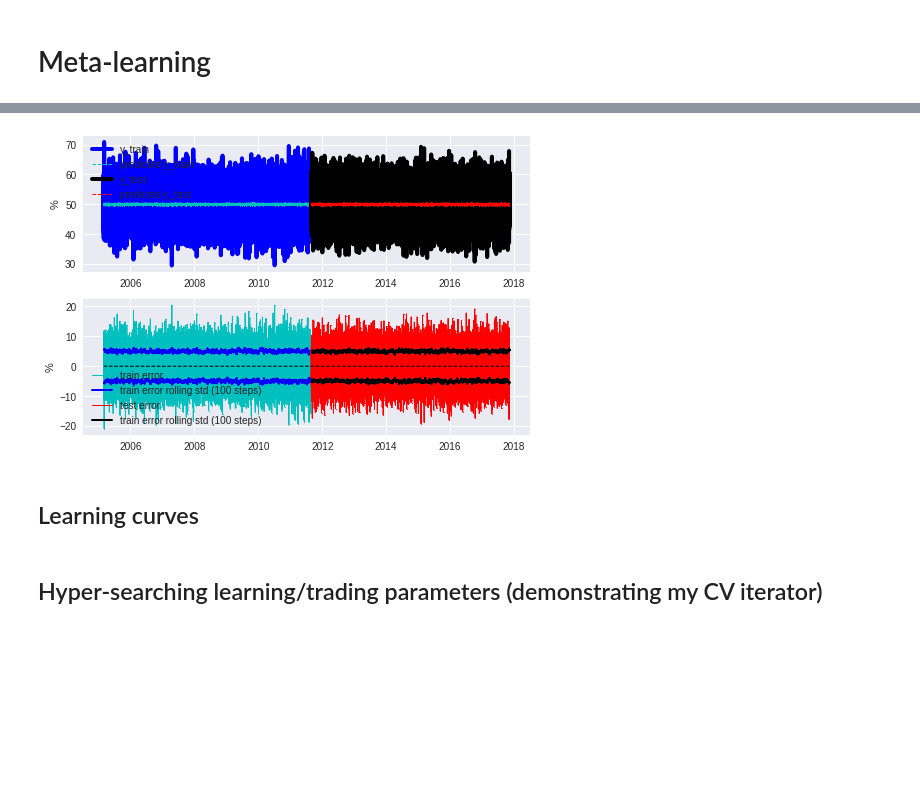
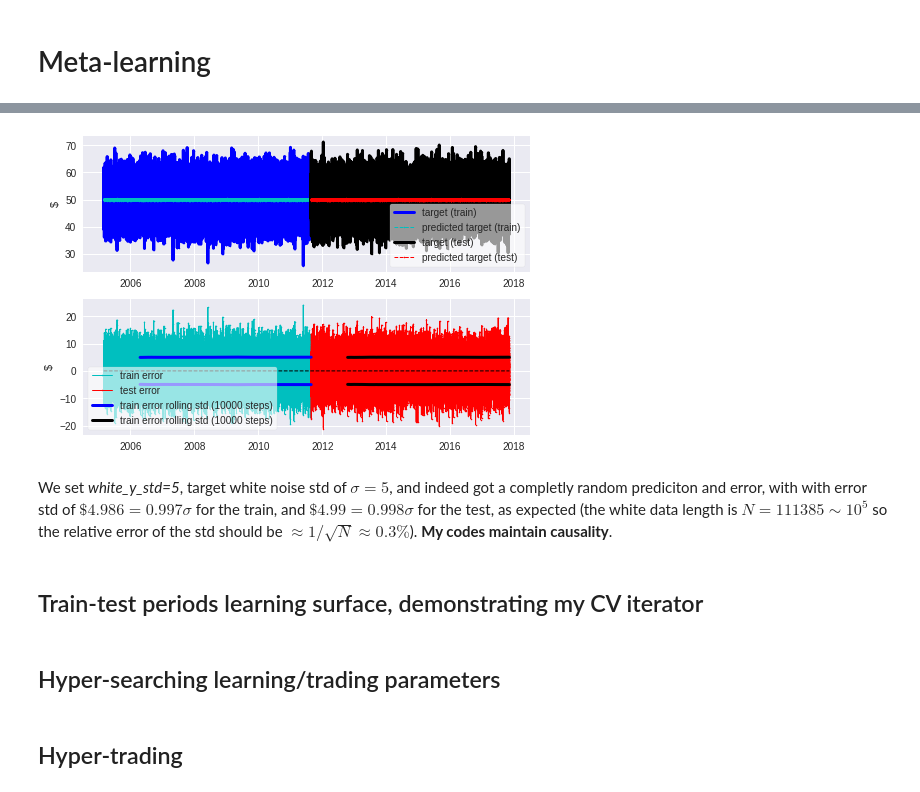
Before and after one commit to Ozziko/AlgoTradingAI, a Jupyter notebook: Oz_Livneh_Algo_Trading_AI.ipynb, the cells around one changed output, grey strips where cells are left out. Drawn from its saved outputs; the diff is of its cells as text; code cells hidden in the pictures; blank space fills up the shorter version.

```diff
--- a/Oz_Livneh_Algo_Trading_AI.ipynb
+++ b/Oz_Livneh_Algo_Trading_AI.ipynb
@@ -817,11 +1059,17 @@ class
 # %%
+white_y_std=5
+# ------------------ end of inputs ------------------
+
 # creating white noise from imported data in this project (data_df)
-(white_data_df,white_attribute_names_list,white_noise_target_name)=OzML.whiten(data_df,
-    white_y_mean=50,white_y_std=5,white_X_mean=100,white_X_std=10,frequency='2H')
+(white_data_df,white_attribute_names_list,white_noise_target_name)=OzML.whiten(
+    data_df,
+    white_y_mean=50,white_y_std=white_y_std,white_X_mean=100,white_X_std=10,
+    frequency='1H',seed=0)
 
 # creating features from the white data
-(white_X_df,white_y_series)=OzML.basic_feature_building(white_data_df,white_noise_target_name,
-  white_attribute_names_list,include_target_history_as_features)
+(white_X_df,white_y_series)=OzML.basic_feature_building(white_data_df,
+    white_noise_target_name,
+    white_attribute_names_list,include_target_history_as_features)
 
 # splitting data, normalizing (by the same inputs we used in this project's splitting)
 white_train_test_split_obj=OzML.train_test_split(white_noise_target_name,'% differences')
@@ -834,5 +1082,7 @@ white_train_test_split_obj.normalize()
 white_regression_obj=OzML.regerssion_shallow(white_train_test_split_obj)
 white_regression_obj.train_skLinearRegression()
 white_regression_obj.predict()
-white_regression_obj.plot_prediction(thick_linewidth=4,thin_linewidth=1,markersize=2,rolling_window=100)
+ax1,ax2=white_regression_obj.plot_prediction(rolling_window=10000)
+ax1.set_ylabel('$')
+ax2.set_ylabel('$');
 # %% [output]
@@ -852,5 +1102,9 @@ white_regression_obj.plot_prediction(thick_linewidth=4,thin_linewidth=1,markersi
-[figure, old version]
+[figure, new version]
-# %% [markdown]
-## Learning curves
+# %% [markdown]
+We set *white_y_std=5*, target white noise std of $\sigma=5$, and indeed got a completly random prediciton and error, with with error std of $\$4.986=0.997\sigma$ for the train, and $\$4.99=0.998\sigma$ for the test, as expected (the white data length is $N=111385\sim10^5$ so the relative error of the std should be $\approx1/\sqrt{N}\approx0.3\%$). **My codes maintain causality**.
+# %% [markdown]
+## Train-test periods learning surface, demonstrating my CV iterator
 # %% [markdown]
-## Hyper-searching learning/trading parameters (demonstrating my CV iterator)
+## Hyper-searching learning/trading parameters
+# %% [markdown]
+## Hyper-trading
```
Also changed, not shown: parts of 86 cells of this notebook.
